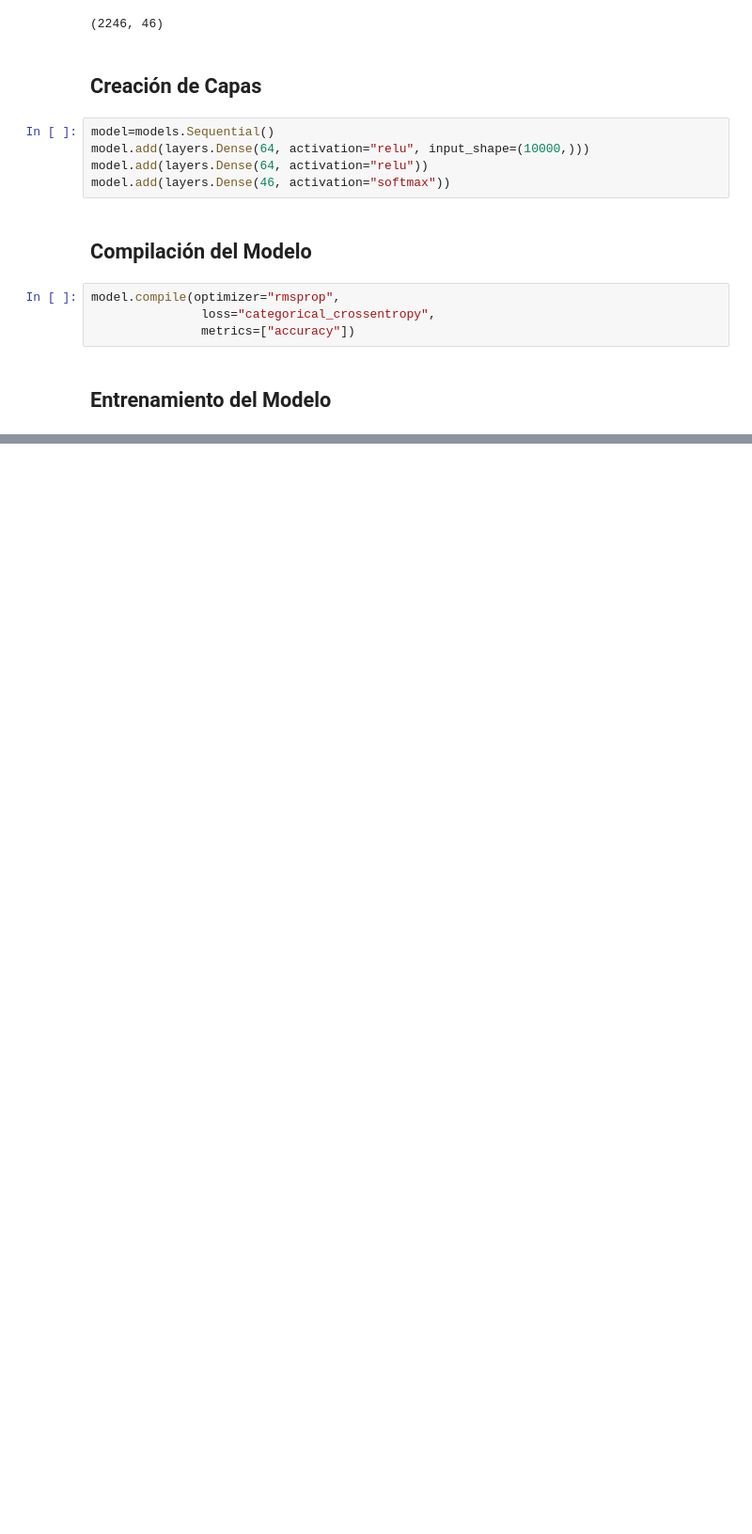
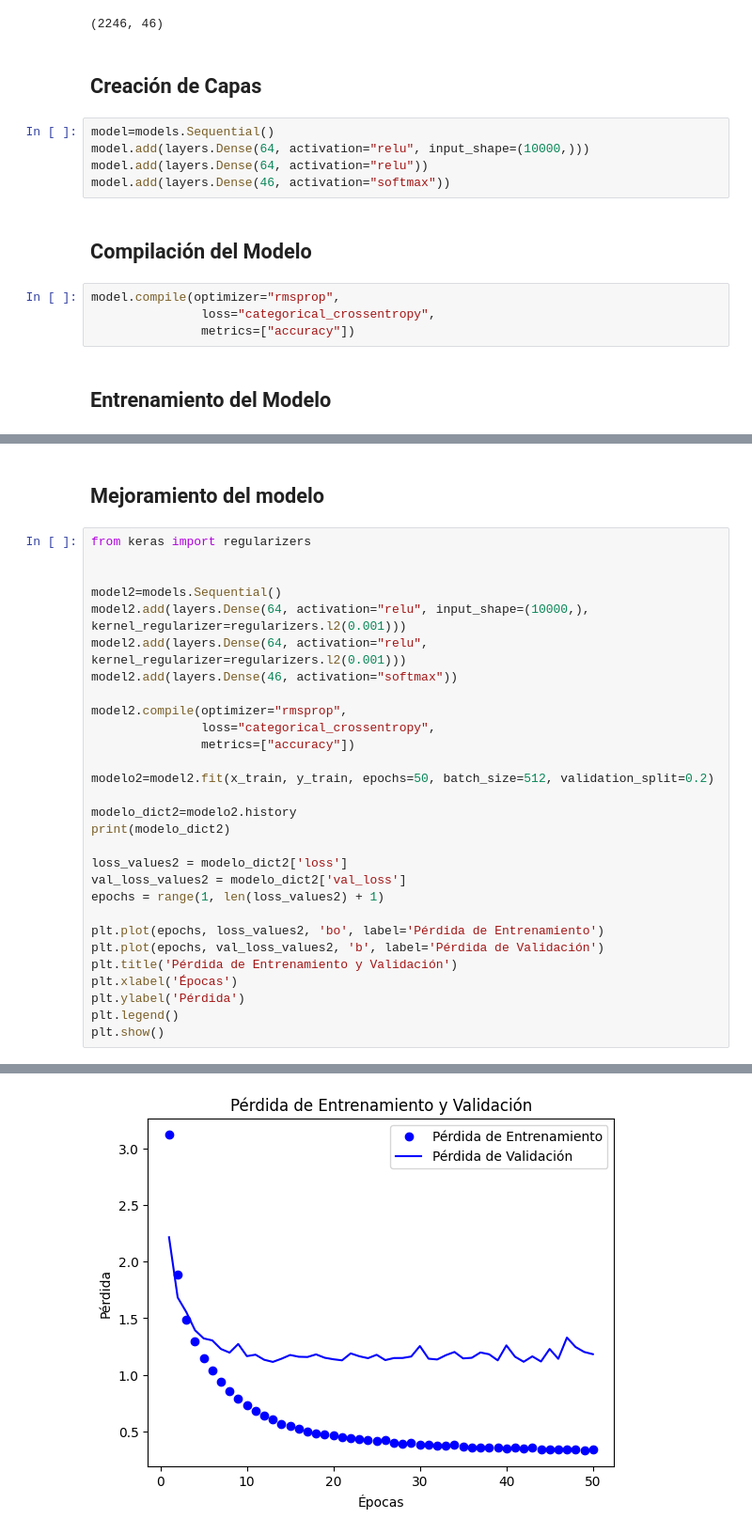
Before and after one commit to jesusdevelopment/Curso_Fundamen_Red_Neuro_Py_Keras, a Jupyter notebook: NoteBooks/Clasificación Múltiple.ipynb, the cells around one changed output, grey strips where cells are left out. Shown at 94% size. Saved outputs shown, nothing was run; the diff lists cells and outputs as text; blank space fills up the shorter version.

```diff
--- a/NoteBooks/Clasificación Múltiple.ipynb
+++ b/NoteBooks/Clasificación Múltiple.ipynb
@@ -147,0 +148,32 @@ plt.show()
+# %% [markdown]
+## Mejoramiento del modelo
+# %%
+from keras import regularizers
+
+
+model2=models.Sequential()
+model2.add(layers.Dense(64, activation="relu", input_shape=(10000,), kernel_regularizer=regularizers.l2(0.001)))
+model2.add(layers.Dense(64, activation="relu", kernel_regularizer=regularizers.l2(0.001)))
+model2.add(layers.Dense(46, activation="softmax"))
+
+model2.compile(optimizer="rmsprop",
+               loss="categorical_crossentropy",
+               metrics=["accuracy"])
+
+modelo2=model2.fit(x_train, y_train, epochs=50, batch_size=512, validation_split=0.2)
+
+modelo_dict2=modelo2.history
+print(modelo_dict2)
+
+loss_values2 = modelo_dict2['loss']
+val_loss_values2 = modelo_dict2['val_loss']
+epochs = range(1, len(loss_values2) + 1)
+
+plt.plot(epochs, loss_values2, 'bo', label='Pérdida de Entrenamiento')
+plt.plot(epochs, val_loss_values2, 'b', label='Pérdida de Validación')
+plt.title('Pérdida de Entrenamiento y Validación')
+plt.xlabel('Épocas')
+plt.ylabel('Pérdida')
+plt.legend()
+plt.show()
+# %% [output]
@@ -147,0 +197 @@ plt.show()
+[figure, added]
```
Also changed, not shown: parts of 14 cells of this notebook.
